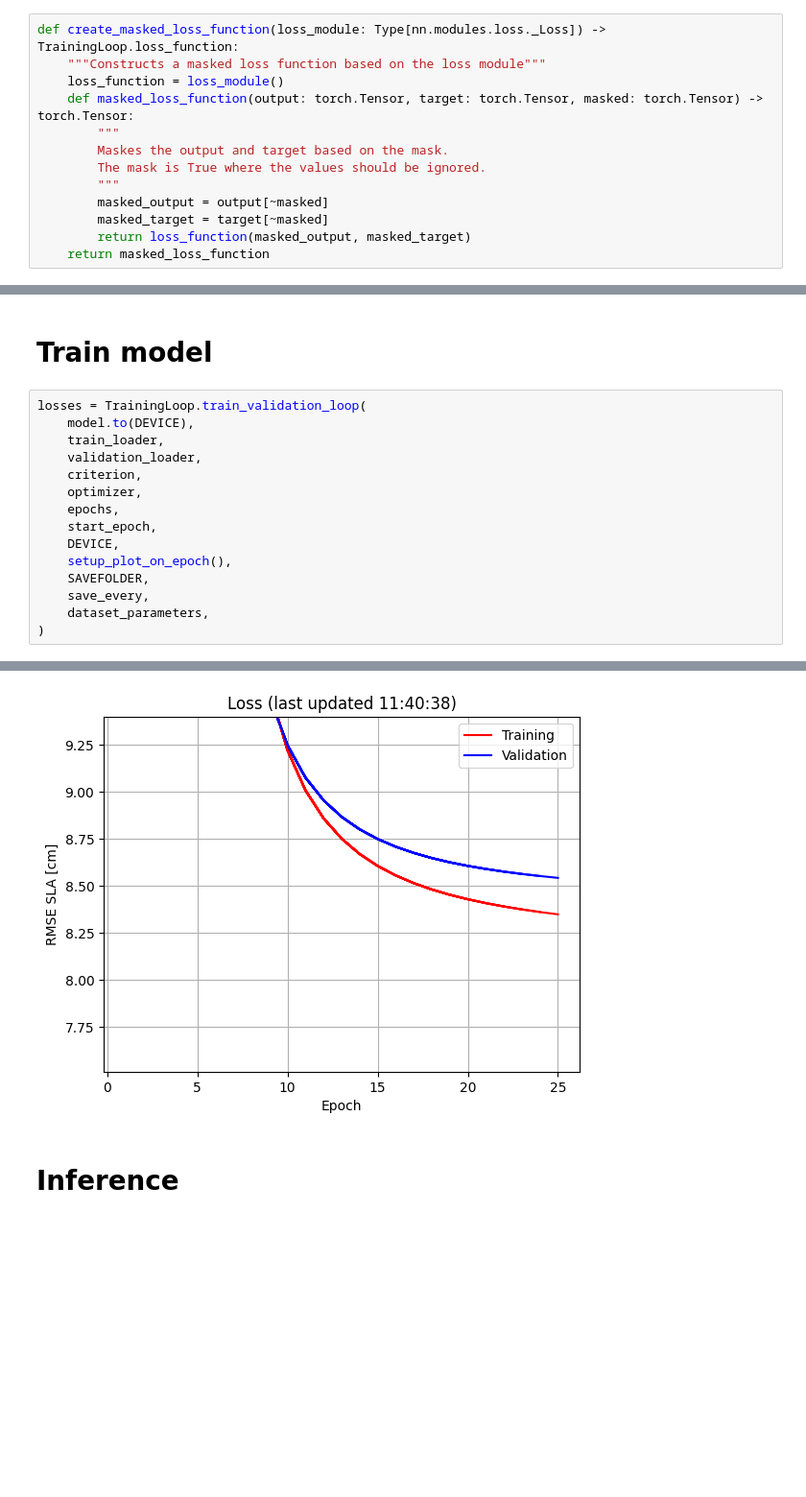
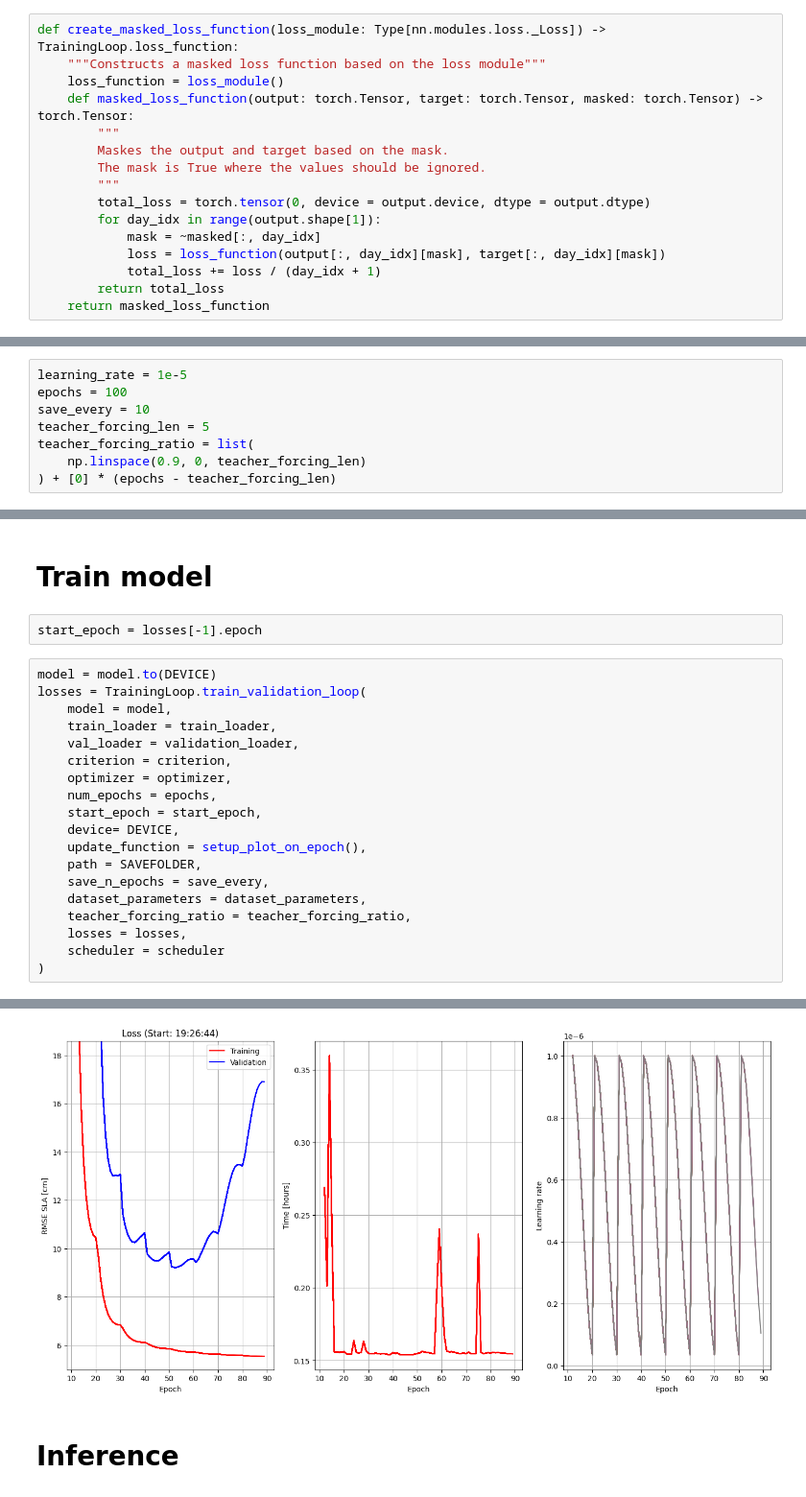
Before and after one commit to CasperTBangHansen/AltimetryForecasting, a Jupyter notebook: Experiments/GlobalNNConvLSTM.ipynb, the cells around one changed output, grey strips where cells are left out. Shown at 96% size. Drawn from its saved outputs; the diff is of its cells as text; blank space fills up the shorter version.

```diff
--- a/Experiments/GlobalNNConvLSTM.ipynb
+++ b/Experiments/GlobalNNConvLSTM.ipynb
@@ -178,9 +182,12 @@ def create_masked_loss_function(loss_module: Type[nn.modules.loss._Loss]) -> Tra
         Maskes the output and target based on the mask.
         The mask is True where the values should be ignored.
         """
-        masked_output = output[~masked]
-        masked_target = target[~masked]
-        return loss_function(masked_output, masked_target)
+        total_loss = torch.tensor(0, device = output.device, dtype = output.dtype)
+        for day_idx in range(output.shape[1]):
+            mask = ~masked[:, day_idx]
+            loss = loss_function(output[:, day_idx][mask], target[:, day_idx][mask])
+            total_loss += loss / (day_idx + 1)
+        return total_loss
     return masked_loss_function
 # %%
 criterion = create_masked_loss_function(nn.MSELoss)
@@ -222,3 +267,11 @@ save_every = 50
+# %%
+learning_rate = 1e-5
+epochs = 100
+save_every = 10
+teacher_forcing_len = 5
+teacher_forcing_ratio = list(
+    np.linspace(0.9, 0, teacher_forcing_len)
+) + [0] * (epochs - teacher_forcing_len)
 # %% [markdown]
 # Setup model
 This section should only be run if the model was not loaded from a file
@@ -260,18 +329,24 @@ Seq2Seq(
 # %% [markdown]
 # Train model
+# %%
+start_epoch = losses[-1].epoch
 # %%
+model = model.to(DEVICE)
 losses = TrainingLoop.train_validation_loop(
-    model.to(DEVICE),
-    train_loader,
-    validation_loader,
-    criterion,
-    optimizer,
-    epochs,
-    start_epoch,
-    DEVICE,
-    setup_plot_on_epoch(),
-    SAVEFOLDER,
-    save_every,
-    dataset_parameters,
+    model = model,
+    train_loader = train_loader,
+    val_loader = validation_loader,
+    criterion = criterion,
+    optimizer = optimizer,
+    num_epochs = epochs,
+    start_epoch = start_epoch,
+    device= DEVICE,
+    update_function = setup_plot_on_epoch(),
+    path = SAVEFOLDER,
+    save_n_epochs = save_every,
+    dataset_parameters = dataset_parameters,
+    teacher_forcing_ratio = teacher_forcing_ratio,
+    losses = losses,
+    scheduler = scheduler
 )
 # %% [output]
@@ -279,4 +353,4 @@ KeyboardInterrupt:
-[figure, old version]
+[figure, new version]
 # %% [markdown]
 # Inference
 # %%
```
Also changed, not shown: parts of 24 cells of this notebook, 4 other files.
